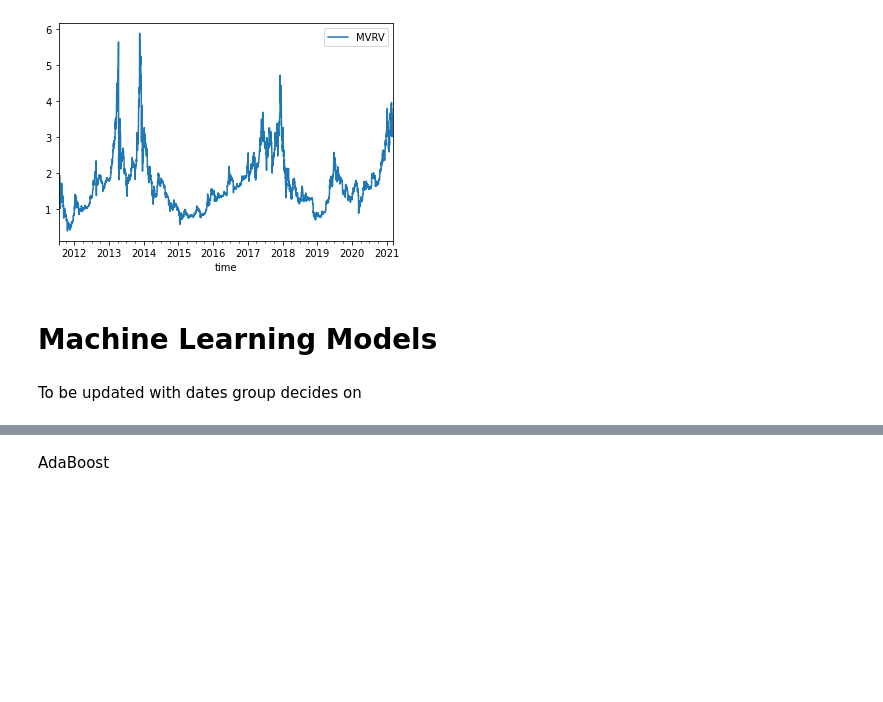
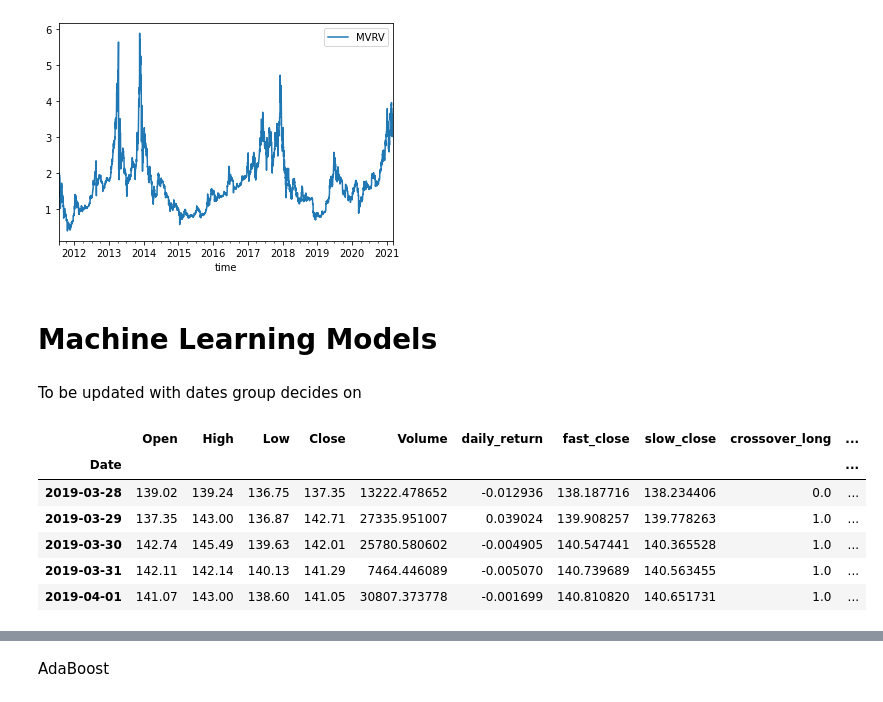
Before and after one commit to maxla777/Project-2, a Jupyter notebook: Monique/ML_models.ipynb, the cells around one changed output, grey strips where cells are left out. Saved outputs shown, nothing was run; the diff lists cells and outputs as text; code cells hidden in the pictures; blank space fills up the shorter version.

```diff
--- a/Monique/ML_models.ipynb
+++ b/Monique/ML_models.ipynb
@@ -127,3 +127,17 @@ btc_cap_df[['MVRV']].plot()
 # Machine Learning Models
 # %% [markdown]
 To be updated with dates group decides on
+# %%
+csv_path = Path('/content/drive/MyDrive/Colab Notebooks/kraken_pull_EthExample.csv')
+eth_data=pd.read_csv(csv_path)
+eth_data.set_index(pd.to_datetime(eth_data['Date'], infer_datetime_format=True), inplace=True)
+eth_data.drop(columns=['Date'], inplace=True)
+eth_data.head()
+# %% [output]
+|  | Open | High | Low | Close | Volume | daily_return | fast_close | slow_close | crossover_long | ... |
+| Date |  |  |  |  |  |  |  |  |  | ... |
+| 2019-03-28 | 139.02 | 139.24 | 136.75 | 137.35 | 13222.478652 | -0.012936 | 138.187716 | 138.234406 | 0.0 | ... |
+| 2019-03-29 | 137.35 | 143.00 | 136.87 | 142.71 | 27335.951007 | 0.039024 | 139.908257 | 139.778263 | 1.0 | ... |
+| 2019-03-30 | 142.74 | 145.49 | 139.63 | 142.01 | 25780.580602 | -0.004905 | 140.547441 | 140.365528 | 1.0 | ... |
+| 2019-03-31 | 142.11 | 142.14 | 140.13 | 141.29 | 7464.446089 | -0.005070 | 140.739689 | 140.563455 | 1.0 | ... |
+| 2019-04-01 | 141.07 | 143.00 | 138.60 | 141.05 | 30807.373778 | -0.001699 | 140.810820 | 140.651731 | 1.0 | ... |
```
Also changed, not shown: parts of 13 cells of this notebook.
